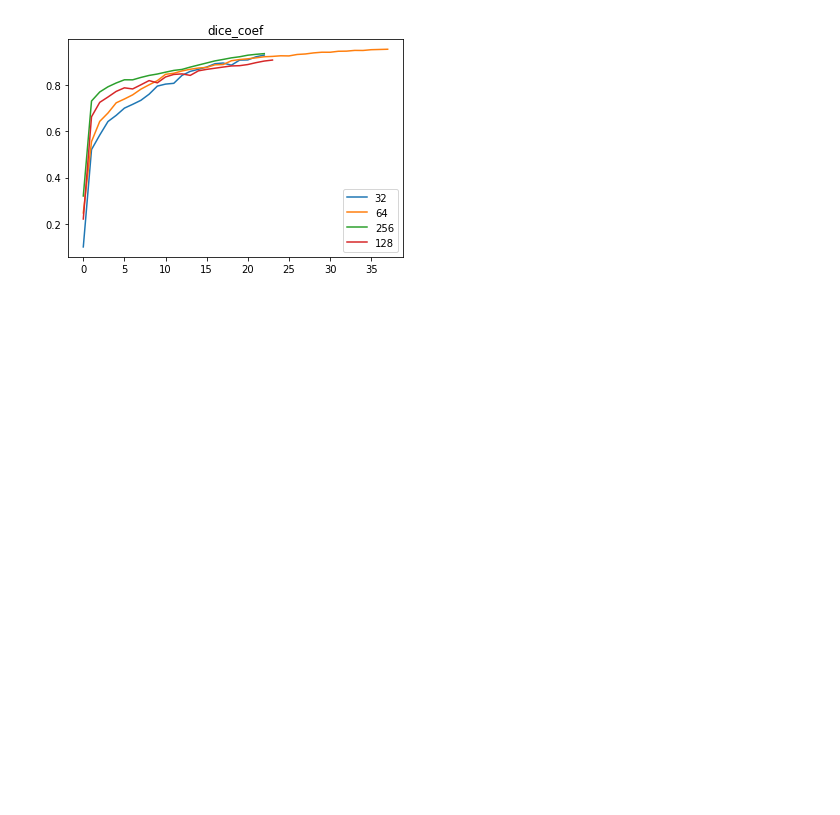
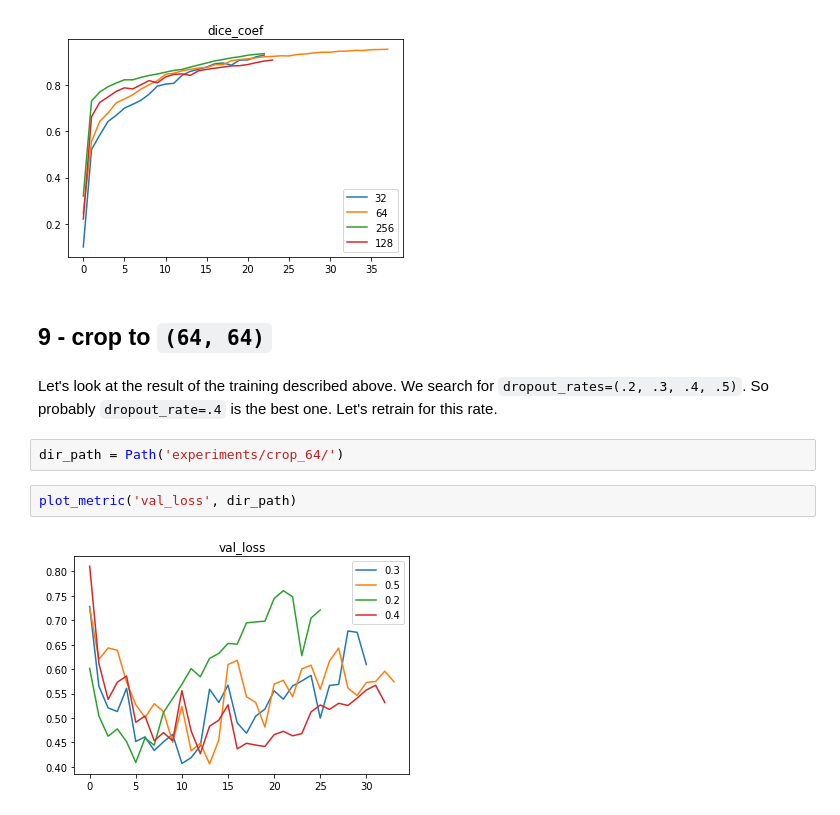
Before and after one commit to ilyarudyak/cs230_project_keras, a Jupyter notebook: isbi_challenge/training_v1.ipynb, the cells around one changed output. Drawn from its saved outputs; the diff is of its cells as text; blank space fills up the shorter version.

Commit message:
prepared crop-64 training

```diff
--- a/isbi_challenge/training_v1.ipynb
+++ b/isbi_challenge/training_v1.ipynb
@@ -336,3 +336,13 @@ plot_metric('val_dice_coef', dir_path)
 plot_metric('dice_coef', dir_path)
 # %% [output]
 [figure]
+# %% [markdown]
+## 9 - crop to `(64, 64)`
+# %% [markdown]
+Let's look at the result of the training described above. We search for `dropout_rates=(.2, .3, .4, .5)`. So probably `dropout_rate=.4` is the best one. Let's retrain for this rate.
+# %%
+dir_path = Path('experiments/crop_64/')
+# %%
+plot_metric('val_loss', dir_path)
+# %% [output]
+[figure, added]
```
Also changed, not shown: parts of 2 cells of this notebook, 6 other files.
